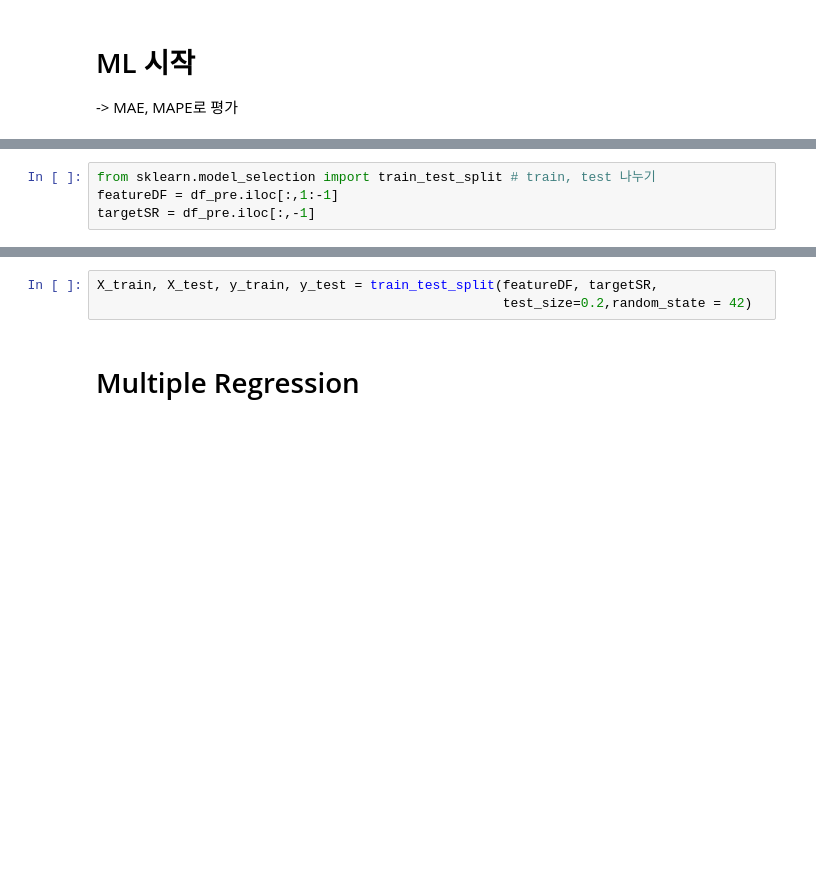
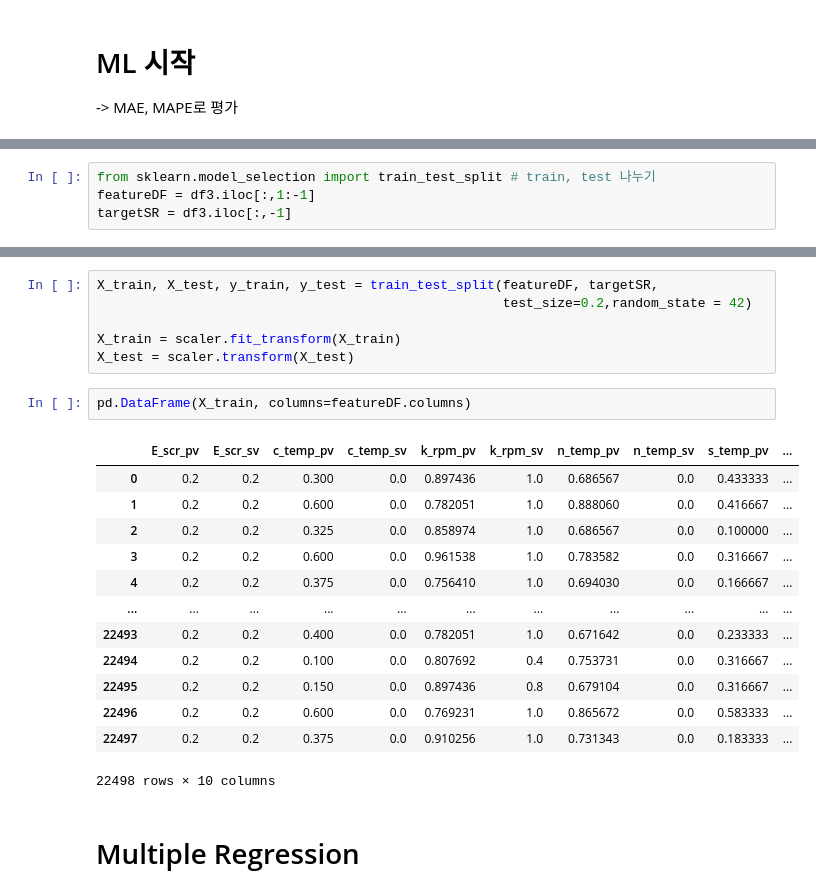
Before and after one commit to voo0o08/computermate_project, a Jupyter notebook: data_analysis.ipynb, the cells around one changed output, grey strips where cells are left out. Drawn from its saved outputs; the diff is of its cells as text; blank space fills up the shorter version.

```diff
--- a/data_analysis.ipynb
+++ b/data_analysis.ipynb
@@ -401,4 +390,4 @@ def print_err(y_true, y_pred):
 # %%
 from sklearn.model_selection import train_test_split # train, test 나누기
-featureDF = df_pre.iloc[:,1:-1]
-targetSR = df_pre.iloc[:,-1]
+featureDF = df3.iloc[:,1:-1]
+targetSR = df3.iloc[:,-1]
@@ -405,6 +410,25 @@ targetSR = df_pre.iloc[:,-1]
 # %%
 X_train, X_test, y_train, y_test = train_test_split(featureDF, targetSR,
                                                     test_size=0.2,random_state = 42)
+
+X_train = scaler.fit_transform(X_train)
+X_test = scaler.transform(X_test)
+# %%
+pd.DataFrame(X_train, columns=featureDF.columns)
+# %% [output]
+|  | E_scr_pv | E_scr_sv | c_temp_pv | c_temp_sv | k_rpm_pv | k_rpm_sv | n_temp_pv | n_temp_sv | s_temp_pv | ... |
+| 0 | 0.2 | 0.2 | 0.300 | 0.0 | 0.897436 | 1.0 | 0.686567 | 0.0 | 0.433333 | ... |
+| 1 | 0.2 | 0.2 | 0.600 | 0.0 | 0.782051 | 1.0 | 0.888060 | 0.0 | 0.416667 | ... |
+| 2 | 0.2 | 0.2 | 0.325 | 0.0 | 0.858974 | 1.0 | 0.686567 | 0.0 | 0.100000 | ... |
+| 3 | 0.2 | 0.2 | 0.600 | 0.0 | 0.961538 | 1.0 | 0.783582 | 0.0 | 0.316667 | ... |
+| 4 | 0.2 | 0.2 | 0.375 | 0.0 | 0.756410 | 1.0 | 0.694030 | 0.0 | 0.166667 | ... |
+| ... | ... | ... | ... | ... | ... | ... | ... | ... | ... | ... |
+| 22493 | 0.2 | 0.2 | 0.400 | 0.0 | 0.782051 | 1.0 | 0.671642 | 0.0 | 0.233333 | ... |
+| 22494 | 0.2 | 0.2 | 0.100 | 0.0 | 0.807692 | 0.4 | 0.753731 | 0.0 | 0.316667 | ... |
+| 22495 | 0.2 | 0.2 | 0.150 | 0.0 | 0.897436 | 0.8 | 0.679104 | 0.0 | 0.316667 | ... |
+| 22496 | 0.2 | 0.2 | 0.600 | 0.0 | 0.769231 | 1.0 | 0.865672 | 0.0 | 0.583333 | ... |
+| 22497 | 0.2 | 0.2 | 0.375 | 0.0 | 0.910256 | 1.0 | 0.731343 | 0.0 | 0.183333 | ... |
+22498 rows × 10 columns
 # %% [markdown]
 # Multiple Regression
 # %%
```
Also changed, not shown: parts of 23 cells of this notebook, 8 other files.
